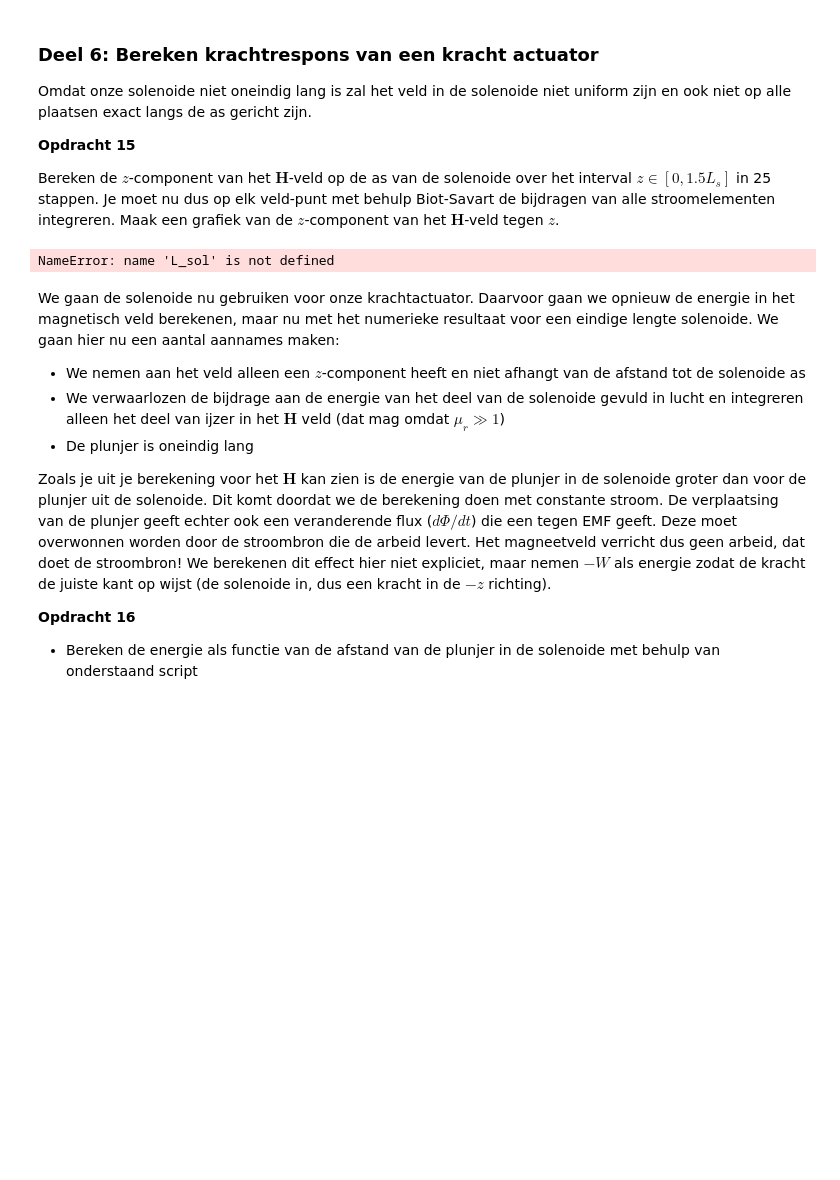
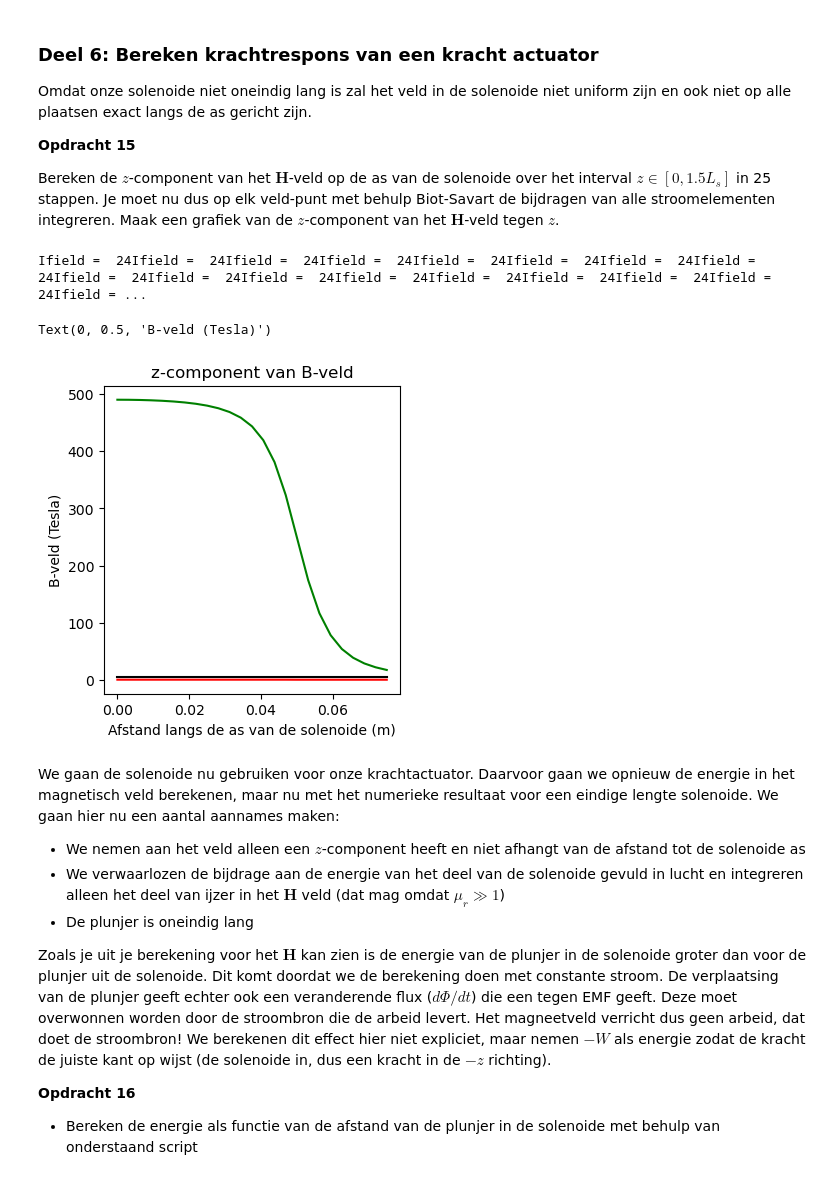
Before and after one commit to Vicky2k7/opdrachten-DEF-D, a Jupyter notebook: DigitaleOntwerpopdrachten/2KrachtactuatorOpdracht/KrachtactuatorOpdracht.ipynb, the cells around one changed output. Drawn from its saved outputs; the diff is of its cells as text; code cells hidden in the pictures; blank space fills up the shorter version.

```diff
--- a/DigitaleOntwerpopdrachten/2KrachtactuatorOpdracht/KrachtactuatorOpdracht.ipynb
+++ b/DigitaleOntwerpopdrachten/2KrachtactuatorOpdracht/KrachtactuatorOpdracht.ipynb
@@ -425,6 +452,27 @@ Bereken het veld in het midden van de solenoide en vergelijk het met het analyti
 * Denk na over wat dl betekent en hoe jullie deze zou berekenen.
 * Bereken met de functie die jullie eerder geschreven hebben de contributies aan het $H$-veld en sommeer deze.
 # %%
-###
-###Jullie code hier###
-###
+I = 0.5
+n = aantal_omwent / L_sol
+H_oneindig = n * I
+print(f"Analytisch H-veld (oneindig lang): {H_oneindig:.2f} A/m")
+
+N_seg = 2000
+x, y, z = parametrisatie(N_seg, r_sol, aantal_omwent, L_sol)
+
+# Bepaal dl voor elk segment
+dl_vectors = np.zeros((N_seg-1, 3))
+for i in range(N_seg-1):
+    dl_vectors[i] = np.array([x[i+1]-x[i], y[i+1]-y[i], z[i+1]-z[i]])
+
+# Veldpunt in het midden van de spoel
+r_field = np.array([0.0, 0.0, 0.0])
+H_midden = np.array([0.0, 0.0, 0.0])
+
+for i in range(N_seg-1):
+    r_source = np.array([x[i], y[i], z[i]])
+    dl = dl_vectors[i]
+    H_midden += field_current_element(r_field, r_source, dl, I)
+
+print(f"Numeriek H-veld in midden (z-component): {H_midden[2]:.2f} A/m")
+print(f"Verschil: {abs(H_midden[2] - H_oneindig):.2f} A/m")
@@ -438,35 +490,37 @@ Bereken de $z$-component van het $\mathbf{H}$-veld op de as van de solenoide ove
 # %%
 n_ax=25
 z_ax=np.linspace(0, 1.5*L_sol/2, n_ax)
 H_ax=np.zeros((n_ax,1))
 
 for i_field in range(n_ax):
     print(f"\rIfield =  {i_field}", end="") # Print welk element van het veld nu berekend wordt.
     # Bepaal de field coordinate
     Hsimulated=np.array([0,0,0], dtype='float64')
     for i_source in np.arange(1, N):
         # Bepaal dl en r_source en gebruik
-        Hsimulated += field_current_element(r_field, r_source, dl)
+        Hsimulated += field_current_element(r_field, r_source, dl, I)
         print(f"Ifield =  {i_field}", end="")
 
     # selecting the z-component
     H_ax[i_field,0]=Hsimulated[2]
 
 H_veld_ideaal=analytical_answer*np.ones(n_ax)*(1.0*(z_ax < L_sol/2))
 
 # dit is nog een aardige analytische uitdrukking die je kan uitrekenen voor de z-component op de as van een solenoide met eindige lengte
 H_veld_analytisch=(aantal_omwent*I/L_sol/2)*((L_sol/2-z_ax)/np.sqrt((z_ax- L_sol/2)**2 + r_sol**2)+(L_sol/2+z_ax)/np.sqrt((z_ax+ L_sol/2)**2 + r_sol**2))
 
 plt.figure(figsize=[13,4])
 plt.subplot(131)
 plt.title('z-component van B-veld')
 plt.plot(z_ax, H_veld_ideaal, '-r', label='ideaal')
 plt.plot(z_ax, H_veld_analytisch, '-g', label='analytisch')
 plt.plot(z_ax, H_ax, '-k', label='simulatie')
 plt.xlabel('Afstand langs de as van de solenoide (m)')
 plt.ylabel('B-veld (Tesla)')
 # %% [output]
-NameError: name 'L_sol' is not defined
+Ifield =  24Ifield =  24Ifield =  24Ifield =  24Ifield =  24Ifield =  24Ifield =  24Ifield =  24Ifield =  24Ifield =  24Ifield =  24Ifield =  24Ifield =  24Ifield =  24Ifield =  24Ifield =  24Ifield = ...
+Text(0, 0.5, 'B-veld (Tesla)')
+[figure, added]
 # %% [markdown]
 We gaan de solenoide nu gebruiken voor onze krachtactuator. Daarvoor gaan we opnieuw de energie in het magnetisch veld berekenen, maar nu met het numerieke resultaat voor een eindige lengte solenoide. We gaan hier nu een aantal aannames maken:
 * We nemen aan het veld alleen een $z$-component heeft en niet afhangt van de afstand tot de solenoide as
```
Also changed, not shown: parts of 11 cells of this notebook.
